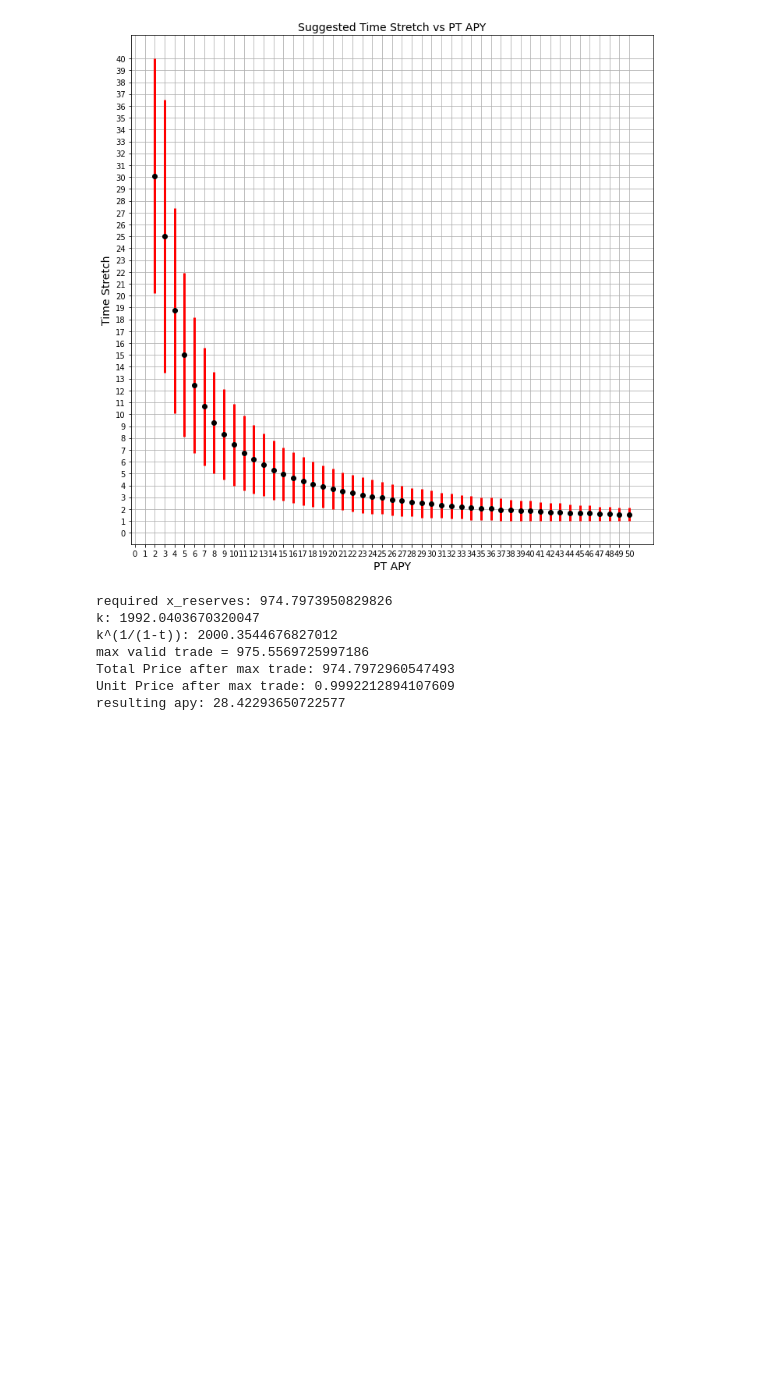
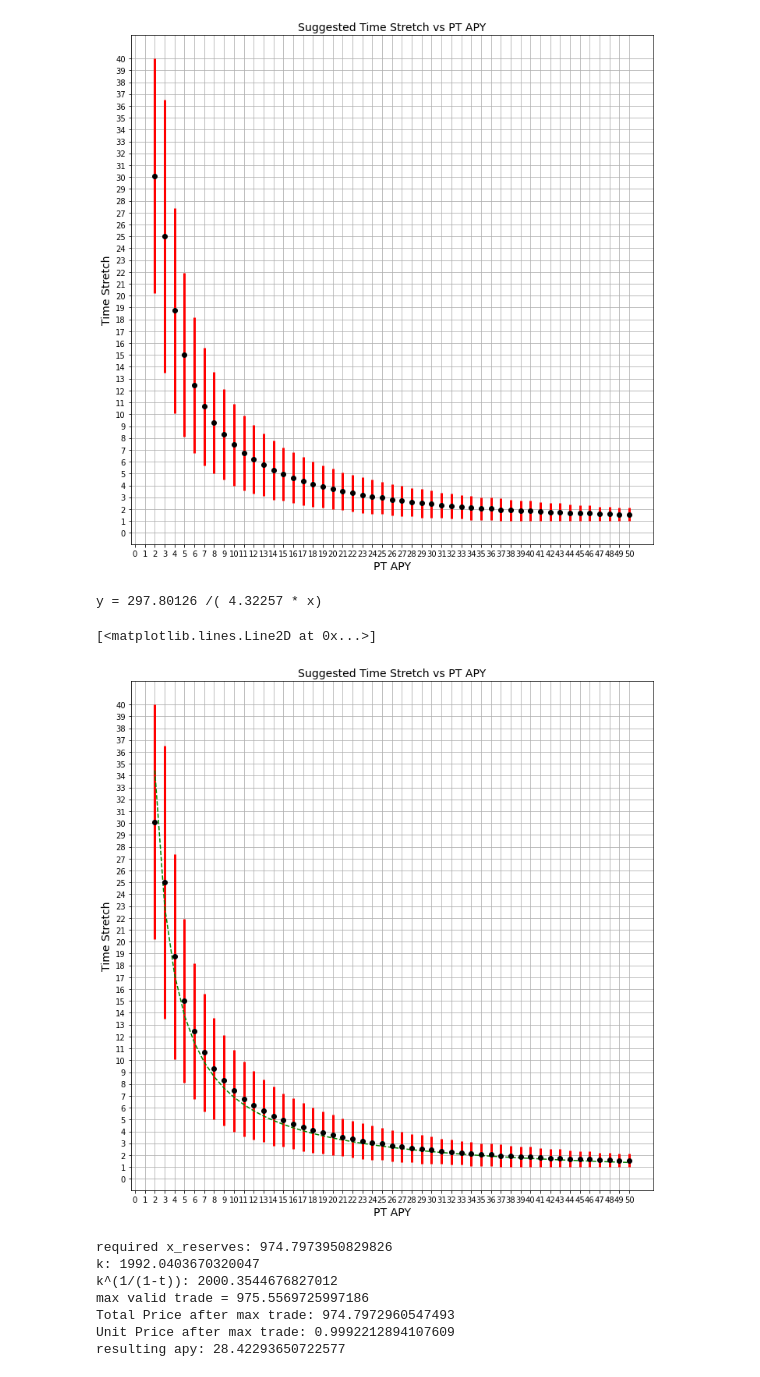
Before and after one commit to delvtech/agent0, a Jupyter notebook: limits_to_price_discovery.ipynb, the cells around one changed output. Drawn from its saved outputs; the diff is of its cells as text; code cells hidden in the pictures; blank space fills up the shorter version.

```diff
--- a/limits_to_price_discovery.ipynb
+++ b/limits_to_price_discovery.ipynb
@@ -433,11 +440,9 @@ price_discovery_filter=(df['max_apy_change']>=50)
 df_filtered = df[reserve_ratio_filter & price_discovery_filter].reset_index()
 
 apy_t_stretches=[]
-for APY in np.arange(1, 51, 1):
+for APY in np.arange(2, 51, 1):
     min_ts=df_filtered[df_filtered['apy']==APY]['time_stretch'].min()
     max_ts=df_filtered[df_filtered['apy']==APY]['time_stretch'].max()
     min_tl=df_filtered[(df_filtered['apy']==APY)&(df_filtered['time_stretch']>=min_ts)&(df_filtered['time_stretch']<=max_ts)]['tranche_length'].min()
     max_tl=df_filtered[(df_filtered['apy']==APY)&(df_filtered['time_stretch']>=min_ts)&(df_filtered['time_stretch']<=max_ts)]['tranche_length'].max()
     apy_t_stretches.append((APY,min_ts,max_ts,min_tl,max_tl))
-
-#apy_t_stretches
@@ -460,6 +475,41 @@ plt.ylabel('Time Stretch', fontsize=14)
 # %% [output]
 Text(0, 0.5, 'Time Stretch')
 [figure]
+# %%
+from scipy.optimize import curve_fit
+
+def objective(x,a,b):
+    return a/(b*x)
+
+x = apys
+y = mean_tss
+# curve fit
+popt, _ = curve_fit(objective, x, y)
+# summarize the parameter values
+a, b = popt
+print('y = %.5f /( %.5f * x)' % (a, b))
+# %% [output]
+y = 297.80126 /( 4.32257 * x)
+# %%
+import pandas as pd
+import matplotlib.pyplot as plt
+
+plt.subplots(figsize=(12,12))
+plt.yticks(np.arange(0,41, 1))
+plt.xticks(np.arange(0,51, 1))
+plt.errorbar(apys, mean_tss, yerr=err_tss, fmt='o', color='black',
+             ecolor='red', elinewidth=3, capsize=0);
+plt.grid(True)
+plt.title('Suggested Time Stretch vs PT APY', fontsize=14)
+plt.xlabel('PT APY', fontsize=14)
+plt.ylabel('Time Stretch', fontsize=14)
+
+x = np.arange(2,51,1)
+y = 297.80126 /( 4.32257 * x)
+plt.plot(x, y, '--', color="green")
+# %% [output]
+[<matplotlib.lines.Line2D at 0x...>]
+[figure, added]
 # %%
 APY = 1
 tranche_length = 30
```
Also changed, not shown: parts of 16 cells of this notebook.
